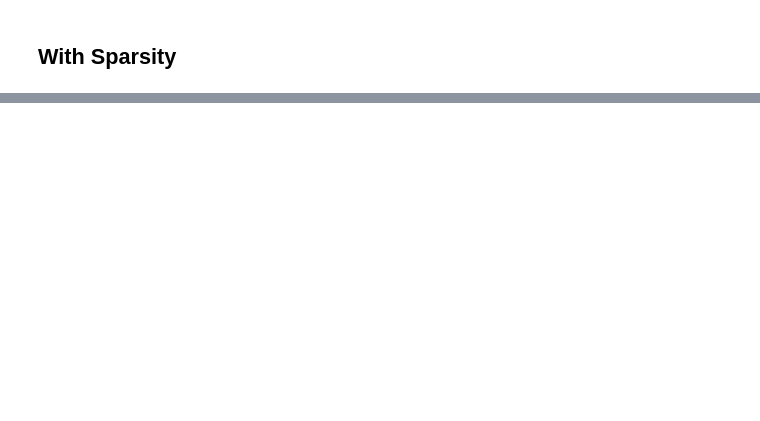
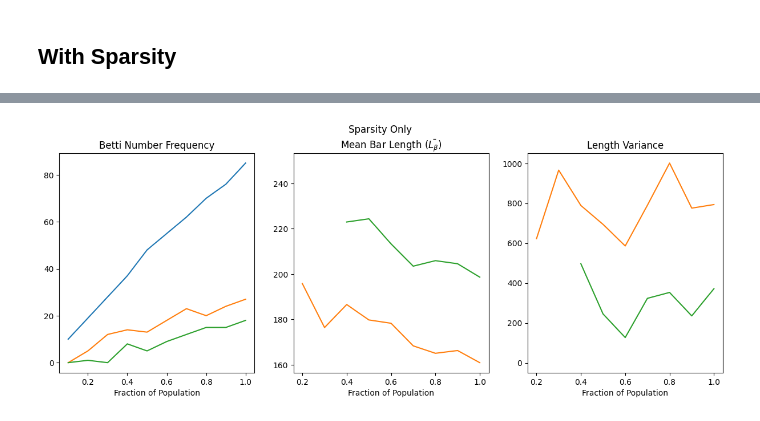
Before and after one commit to alfonsomiguelcruz/pgc_btip_topone, a Jupyter notebook: [clr] sim.ipynb, the cells around one changed output, grey strips where cells are left out. Cells and saved outputs as stored; diff of their text form; code cells hidden in the pictures; blank space fills up the shorter version.

```diff
--- a/[clr] sim.ipynb
+++ b/[clr] sim.ipynb
@@ -189,0 +194,40 @@ plt.show()
+# %%
+fig, axs = plt.subplots(nrows=1, ncols=3, figsize=(15,5))
+
+# Generate plot for Betti numbers of different variances
+sparse_var_betti_numbers = np.empty((len(sparsity_list), targ.MAXDIM + 1))
+sparse_mean_barcode_lengths = np.empty((len(sparsity_list),targ.MAXDIM + 1))
+sparse_variance_barcode_lengths = np.empty((len(sparsity_list), targ.MAXDIM + 1))
+
+for i in range(0, len(sparsity_list)):
+    sparse_var_betti_numbers[i] = targ.get_betti_numbers(sparse_homologies[i])
+    sparse_mean_barcode_lengths[i], sparse_variance_barcode_lengths[i] = targ.get_barcode_length_statistics(sparse_homologies[i])
+
+# y1, y2, y3
+sparse_var_betti_numbers = sparse_var_betti_numbers.T
+sparse_mean_barcode_lengths = sparse_mean_barcode_lengths.T
+sparse_variance_barcode_lengths = sparse_variance_barcode_lengths.T
+
+fig.suptitle("Topological Quantities - Sparsity Only")
+
+axs[0].plot(sparsity_list, sparse_var_betti_numbers[0, :], label="Betti Number $\\beta_0$")
+axs[0].plot(sparsity_list, sparse_var_betti_numbers[1, :], label="Betti Number $\\beta_1$")
+axs[0].plot(sparsity_list, sparse_var_betti_numbers[2, :], label="Betti Number $\\beta_2$")
+axs[0].set_title("Betti Number Frequency")
+axs[0].set(xlabel="Fraction of Population")
+
+axs[1].plot(sparsity_list, sparse_mean_barcode_lengths[0, :], label="Mean Barcode Length $H_0$")
+axs[1].plot(sparsity_list, sparse_mean_barcode_lengths[1, :], label="Mean Barcode Length $H_1$")
+axs[1].plot(sparsity_list, sparse_mean_barcode_lengths[2, :], label="Mean Barcode Length $H_2$")
+axs[1].set_title("Mean Bar Length ($\\bar{L_\\beta}$)")
+axs[1].set(xlabel="Fraction of Population")
+
+axs[2].plot(sparsity_list, sparse_variance_barcode_lengths[0, :], label="Barcode Length Variance $H_0$")
+axs[2].plot(sparsity_list, sparse_variance_barcode_lengths[1, :], label="Barcode Length Variance $H_1$")
+axs[2].plot(sparsity_list, sparse_variance_barcode_lengths[2, :], label="Barcode Length Variance $H_2$")
+axs[2].set_title("Length Variance")
+axs[2].set(xlabel="Fraction of Population")
+
+plt.show()
+# %% [output]
+[figure, added]
```
Also changed, not shown: parts of 8 cells of this notebook, 1 other file.
